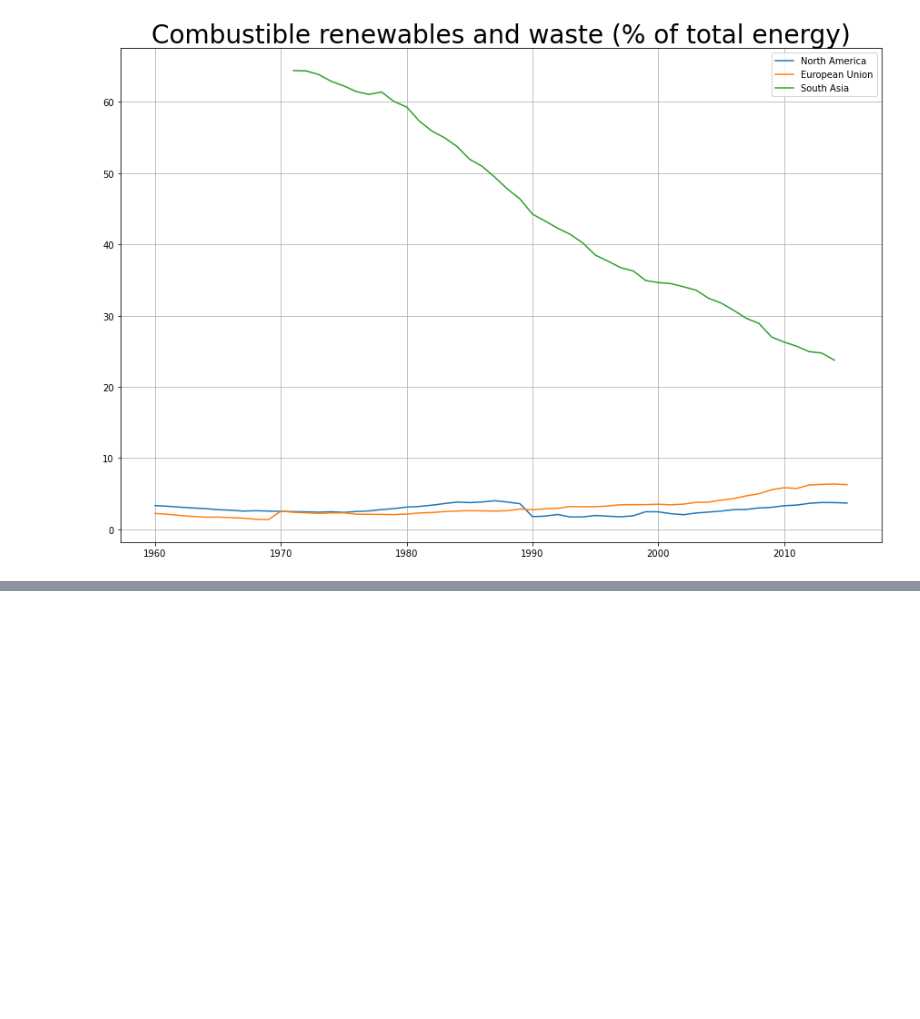
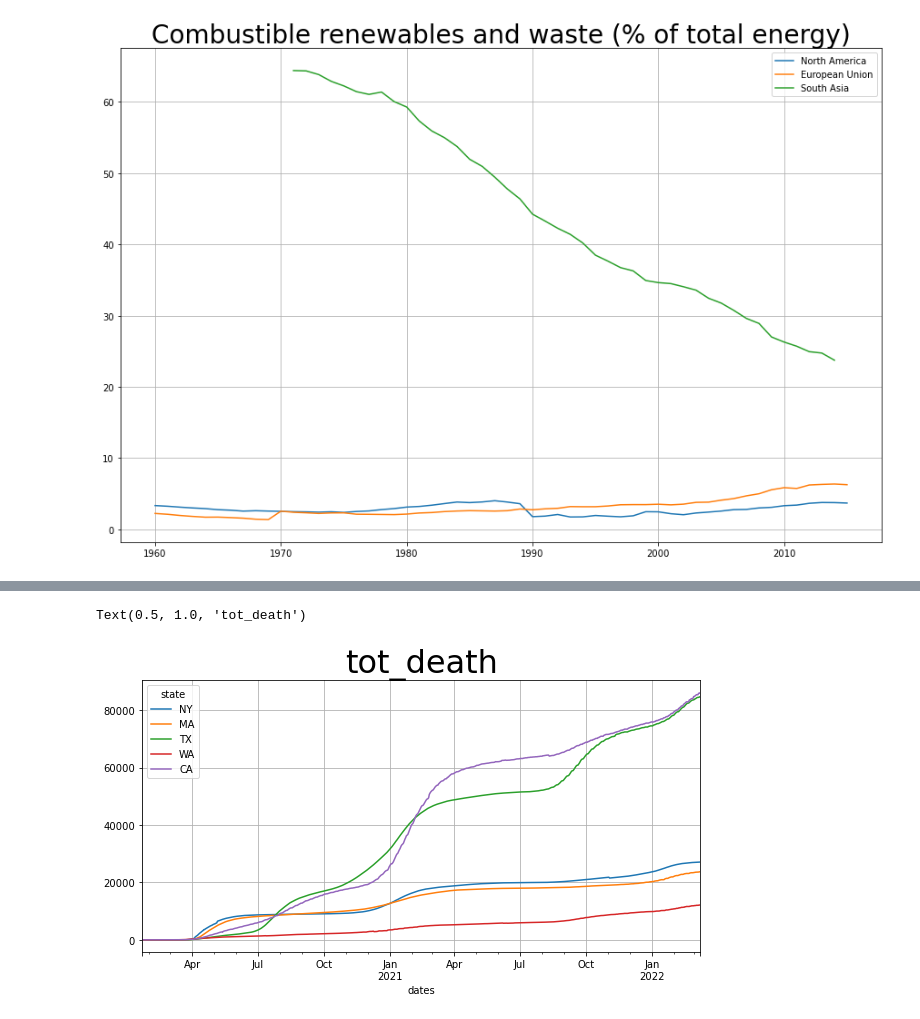
Before and after one commit to 517-JY/cs103a-cpa01, a Jupyter notebook: cpa01.ipynb, the cells around one changed output, grey strips where cells are left out. Cells and saved outputs as stored; diff of their text form; code cells hidden in the pictures; blank space fills up the shorter version.

Commit message:
created pivot table

```diff
--- a/cpa01.ipynb
+++ b/cpa01.ipynb
@@ -74,0 +79,7 @@ Text(0.5, 1.0, ' Combustible renewables and waste (% of total energy) ')
+# %%
+
+covid_url = 'https://raw.githubusercontent.com/owid/covid-19-data/master/public/data/owid-covid-data.csv'
+df = pd.read_csv('data/United_States_COVID-19_Cases_and_Deaths_by_State_over_Time.csv')
+df['dates'] = pd.to_datetime(df['submission_date'], format='%m/%d/%Y')
+df = df.sort_values(by=['state', 'dates'])
+df
@@ -74,0 +117,5 @@ Text(0.5, 1.0, ' Combustible renewables and waste (% of total energy) ')
+# %%
+column = 'tot_death'
+
+df2 = pd.pivot_table(df, values=column, index=["dates"], columns=["state"])
+df2[['NY','MA','TX','WA','CA']]
@@ -74,0 +137,7 @@ Text(0.5, 1.0, ' Combustible renewables and waste (% of total energy) ')
+# %%
+df2[['NY','MA','TX','WA','CA']].plot(figsize=(10,5))
+plt.grid()
+plt.title(column,fontsize=32)
+# %% [output]
+Text(0.5, 1.0, 'tot_death')
+[figure, added]
```
Also changed, not shown: parts of 7 cells of this notebook.
